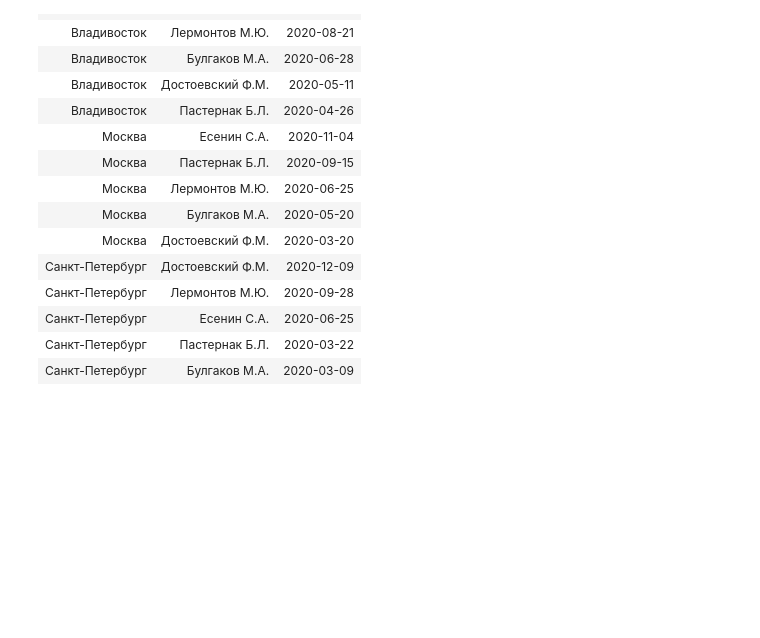
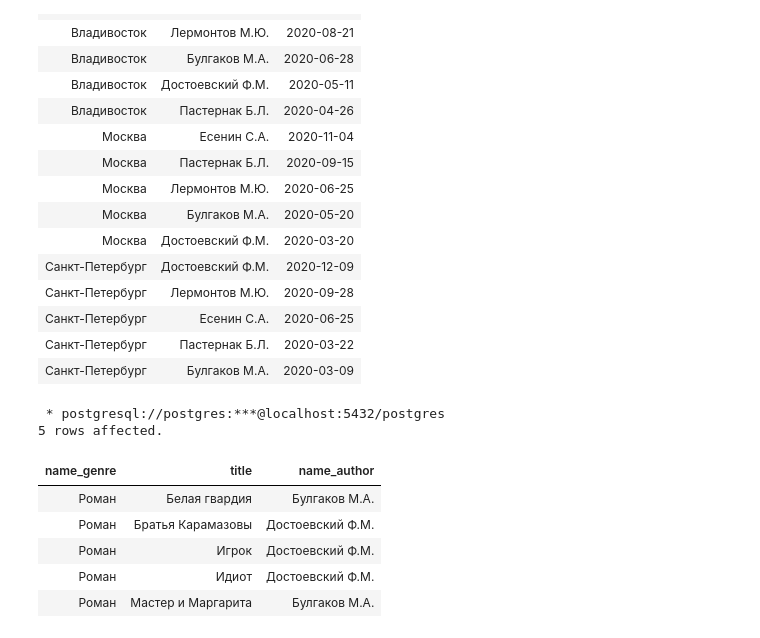
Before and after one commit to letrepas/Interactive-SQL-Simulator, a Jupyter notebook: SQL.ipynb, the cells around one changed output. Cells and saved outputs as stored; diff of their text form; code cells hidden in the pictures; blank space fills up the shorter version.

```diff
--- a/SQL.ipynb
+++ b/SQL.ipynb
@@ -1802,3 +1802,21 @@ ORDER BY name_city, Дата DESC
 | Санкт-Петербург | Есенин С.А. | 2020-06-25 |
 | Санкт-Петербург | Пастернак Б.Л. | 2020-03-22 |
 | Санкт-Петербург | Булгаков М.А. | 2020-03-09 |
+# %%
+%%sql
+SELECT name_genre, title, name_author
+FROM
+    stepik.book
+    JOIN stepik.author USING (author_id)
+    JOIN stepik.genre USING(genre_id)
+WHERE name_genre = 'Роман'
+ORDER BY title;
+# %% [output]
+ * postgresql://postgres:***@localhost:5432/postgres
+5 rows affected.
+| name_genre | title | name_author |
+| Роман | Белая гвардия | Булгаков М.А. |
+| Роман | Братья Карамазовы | Достоевский Ф.М. |
+| Роман | Игрок | Достоевский Ф.М. |
+| Роман | Идиот | Достоевский Ф.М. |
+| Роман | Мастер и Маргарита | Булгаков М.А. |
```
Also changed, not shown: parts of 1 cell of this notebook.
